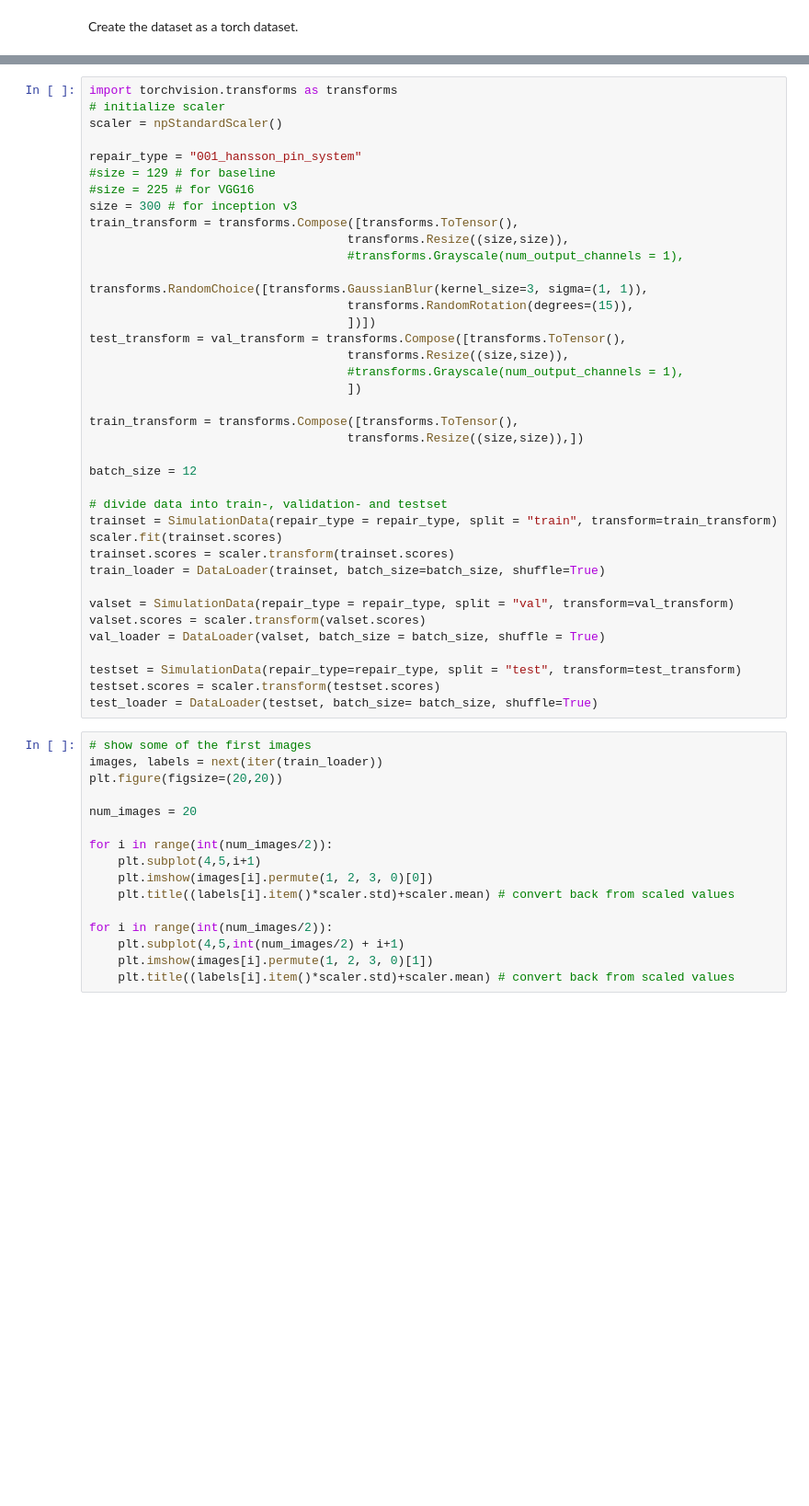
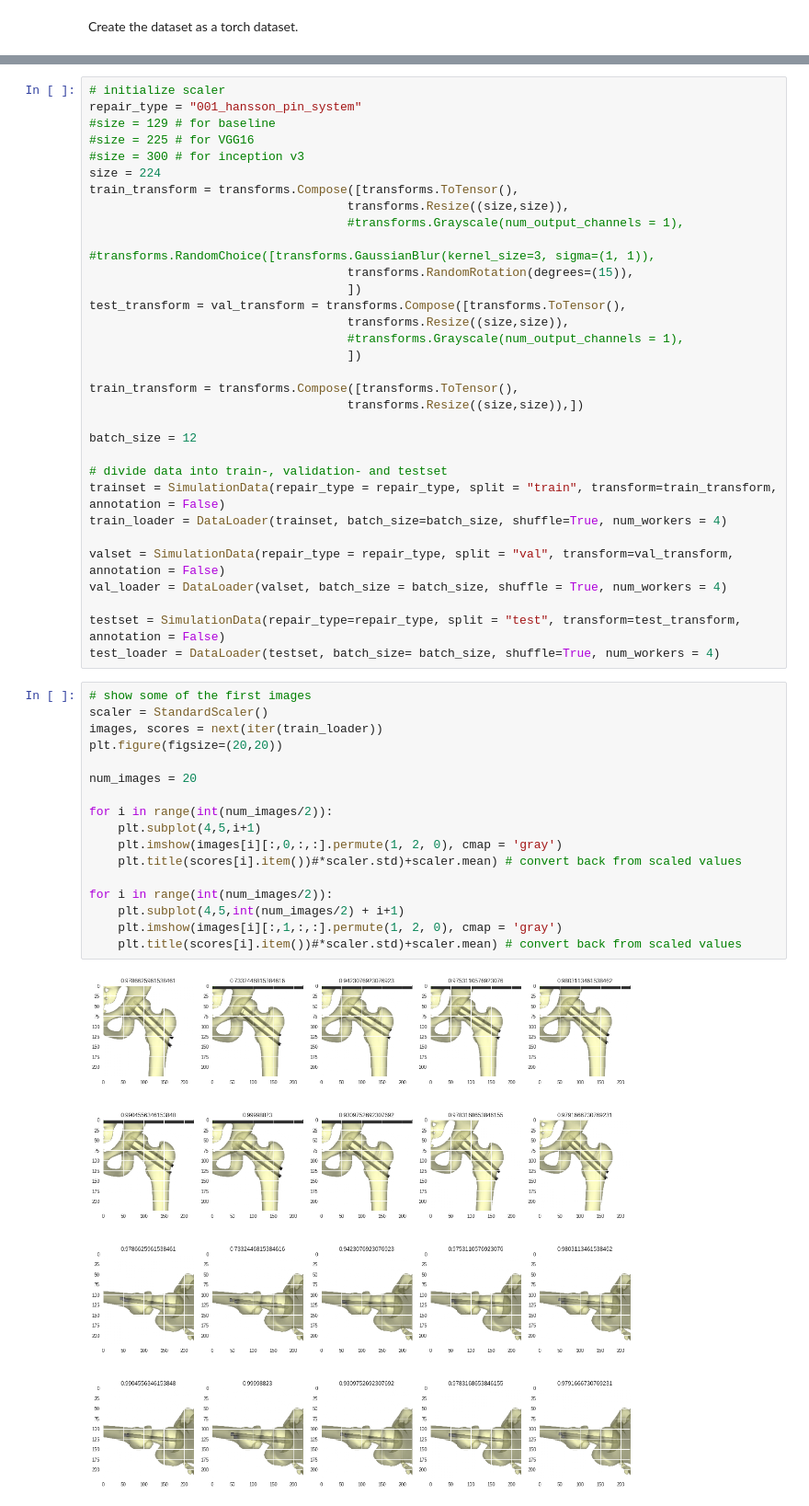
Before and after one commit to ditteblom/OrtKirProject, a Jupyter notebook: preprocessing.ipynb, the cells around one changed output, grey strips where cells are left out. Shown: that part at 92% size. Saved outputs shown, nothing was run; the diff lists cells and outputs as text; blank space fills up the shorter version.

```diff
--- a/preprocessing.ipynb
+++ b/preprocessing.ipynb
@@ -227,18 +49,16 @@ def count_parameters(model):
 # %%
-import torchvision.transforms as transforms
 # initialize scaler
-scaler = npStandardScaler()
-
 repair_type = "001_hansson_pin_system"
 #size = 129 # for baseline
 #size = 225 # for VGG16
-size = 300 # for inception v3
+#size = 300 # for inception v3
+size = 224
 train_transform = transforms.Compose([transforms.ToTensor(),
                                     transforms.Resize((size,size)),
                                     #transforms.Grayscale(num_output_channels = 1),
-                                    transforms.RandomChoice([transforms.GaussianBlur(kernel_size=3, sigma=(1, 1)),
+                                    #transforms.RandomChoice([transforms.GaussianBlur(kernel_size=3, sigma=(1, 1)),
                                     transforms.RandomRotation(degrees=(15)),
-                                    ])])
+                                    ])
 test_transform = val_transform = transforms.Compose([transforms.ToTensor(),
                                     transforms.Resize((size,size)),
                                     #transforms.Grayscale(num_output_channels = 1),
@@ -250,31 +70,30 @@ train_transform = transforms.Compose([transforms.ToTensor(),
 batch_size = 12
 
 # divide data into train-, validation- and testset
-trainset = SimulationData(repair_type = repair_type, split = "train", transform=train_transform)
-scaler.fit(trainset.scores)
-trainset.scores = scaler.transform(trainset.scores)
-train_loader = DataLoader(trainset, batch_size=batch_size, shuffle=True)
+trainset = SimulationData(repair_type = repair_type, split = "train", transform=train_transform, annotation = False)
+train_loader = DataLoader(trainset, batch_size=batch_size, shuffle=True, num_workers = 4)
 
-valset = SimulationData(repair_type = repair_type, split = "val", transform=val_transform)
-valset.scores = scaler.transform(valset.scores)
-val_loader = DataLoader(valset, batch_size = batch_size, shuffle = True)
+valset = SimulationData(repair_type = repair_type, split = "val", transform=val_transform, annotation = False)
+val_loader = DataLoader(valset, batch_size = batch_size, shuffle = True, num_workers = 4)
 
-testset = SimulationData(repair_type=repair_type, split = "test", transform=test_transform)
-testset.scores = scaler.transform(testset.scores)
-test_loader = DataLoader(testset, batch_size= batch_size, shuffle=True)
+testset = SimulationData(repair_type=repair_type, split = "test", transform=test_transform, annotation = False)
+test_loader = DataLoader(testset, batch_size= batch_size, shuffle=True, num_workers = 4)
 # %%
 # show some of the first images
-images, labels = next(iter(train_loader))
+scaler = StandardScaler()
+images, scores = next(iter(train_loader))
 plt.figure(figsize=(20,20))
 
 num_images = 20
 
 for i in range(int(num_images/2)):
     plt.subplot(4,5,i+1)
-    plt.imshow(images[i].permute(1, 2, 3, 0)[0])
-    plt.title((labels[i].item()*scaler.std)+scaler.mean) # convert back from scaled values
+    plt.imshow(images[i][:,0,:,:].permute(1, 2, 0), cmap = 'gray')
+    plt.title(scores[i].item())#*scaler.std)+scaler.mean) # convert back from scaled values
 
 for i in range(int(num_images/2)):
     plt.subplot(4,5,int(num_images/2) + i+1)
-    plt.imshow(images[i].permute(1, 2, 3, 0)[1])
-    plt.title((labels[i].item()*scaler.std)+scaler.mean) # convert back from scaled values
+    plt.imshow(images[i][:,1,:,:].permute(1, 2, 0), cmap = 'gray')
+    plt.title(scores[i].item())#*scaler.std)+scaler.mean) # convert back from scaled values
+# %% [output]
+[figure, added]
```
Also changed, not shown: parts of 12 cells of this notebook, 11 other files.
